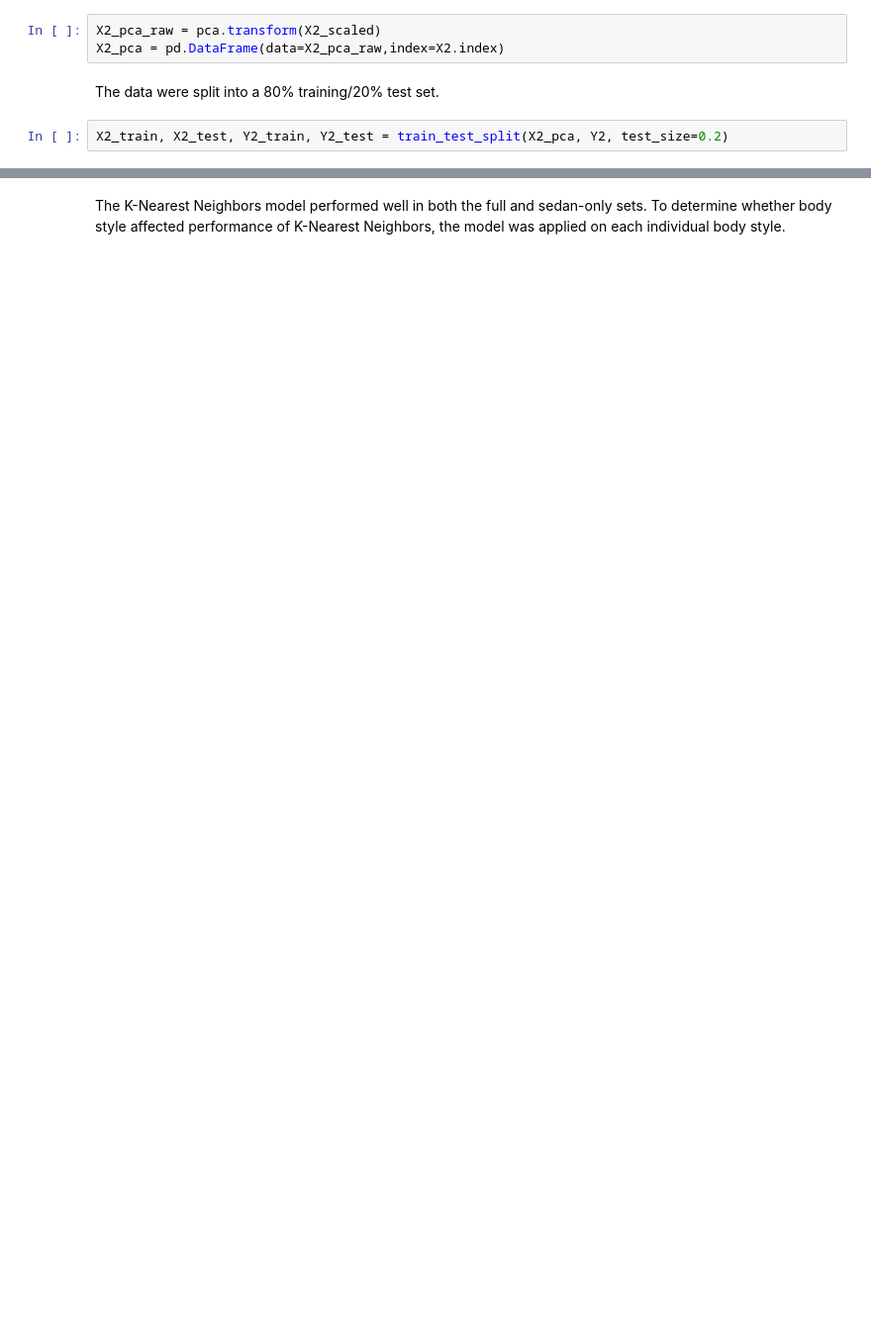
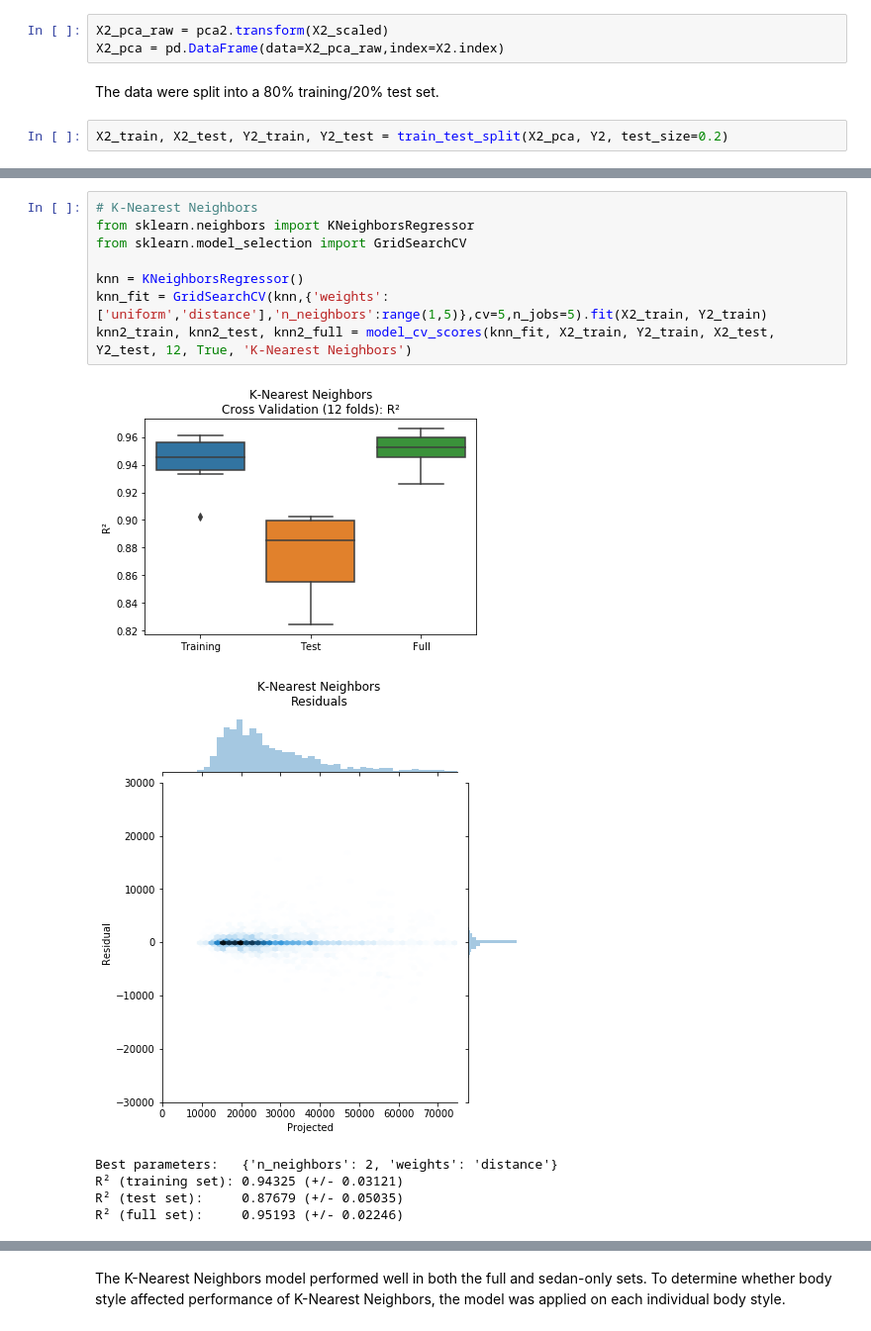
Before and after one commit to yfstafford/Thinkful, a Jupyter notebook: Unit 3/Capstone/Unit 3 Capstone Car MSRP.ipynb, the cells around one changed output, grey strips where cells are left out. Shown at 99% size. Saved outputs shown, nothing was run; the diff lists cells and outputs as text; blank space fills up the shorter version.

```diff
--- a/Unit 3/Capstone/Unit 3 Capstone Car MSRP.ipynb
+++ b/Unit 3/Capstone/Unit 3 Capstone Car MSRP.ipynb
@@ -720,5 +747,5 @@ pca2.explained_variance_ratio_
 # %%
-X2_pca_raw = pca.transform(X2_scaled)
+X2_pca_raw = pca2.transform(X2_scaled)
 X2_pca = pd.DataFrame(data=X2_pca_raw,index=X2.index)
 # %% [markdown]
 The data were split into a 80% training/20% test set.
@@ -886,0 +770,15 @@ gb_train2, gb_test2, gb_full2 = model_cv_scores(gb_fit2, X2_train, Y2_train, X2_
+# %%
+# K-Nearest Neighbors
+from sklearn.neighbors import KNeighborsRegressor
+from sklearn.model_selection import GridSearchCV
+
+knn = KNeighborsRegressor()
+knn_fit = GridSearchCV(knn,{'weights':['uniform','distance'],'n_neighbors':range(1,5)},cv=5,n_jobs=5).fit(X2_train, Y2_train)
+knn2_train, knn2_test, knn2_full = model_cv_scores(knn_fit, X2_train, Y2_train, X2_test, Y2_test, 12, True, 'K-Nearest Neighbors')
+# %% [output]
+[figure, added]
+[figure, added]
+Best parameters:   {'n_neighbors': 2, 'weights': 'distance'}
+R² (training set): 0.94325 (+/- 0.03121)
+R² (test set):     0.87679 (+/- 0.05035)
+R² (full set):     0.95193 (+/- 0.02246)
```
Also changed, not shown: parts of 79 cells of this notebook, 1 other file.
